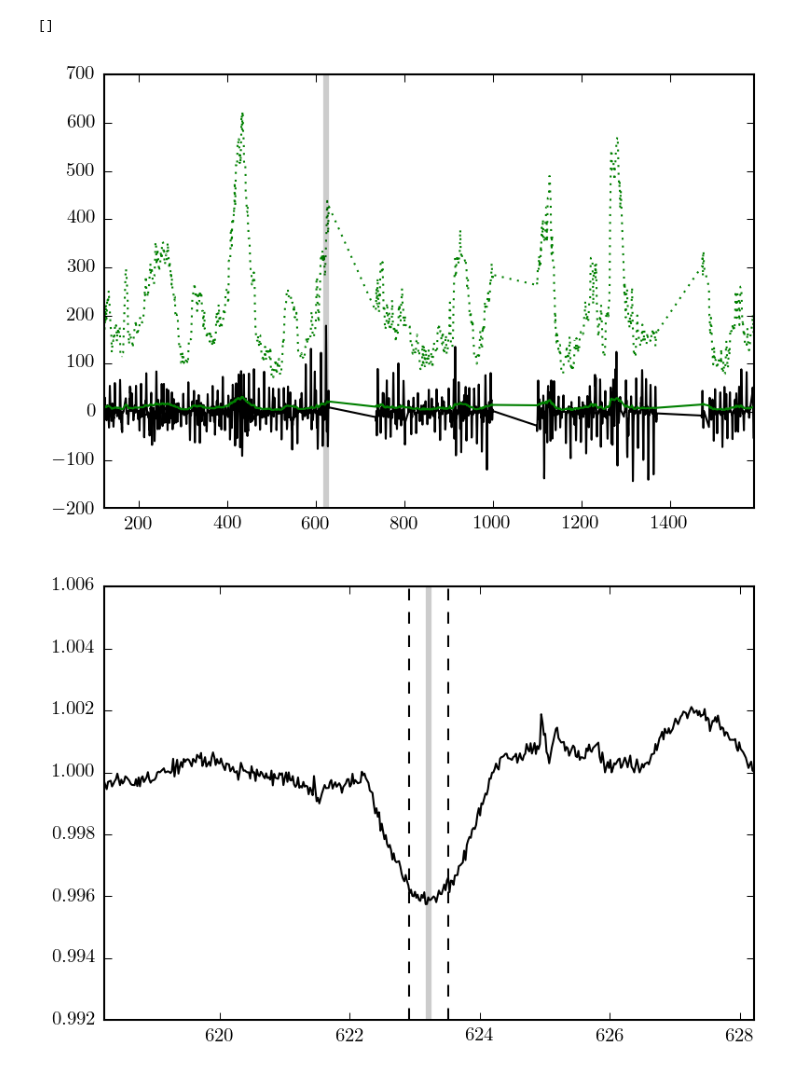
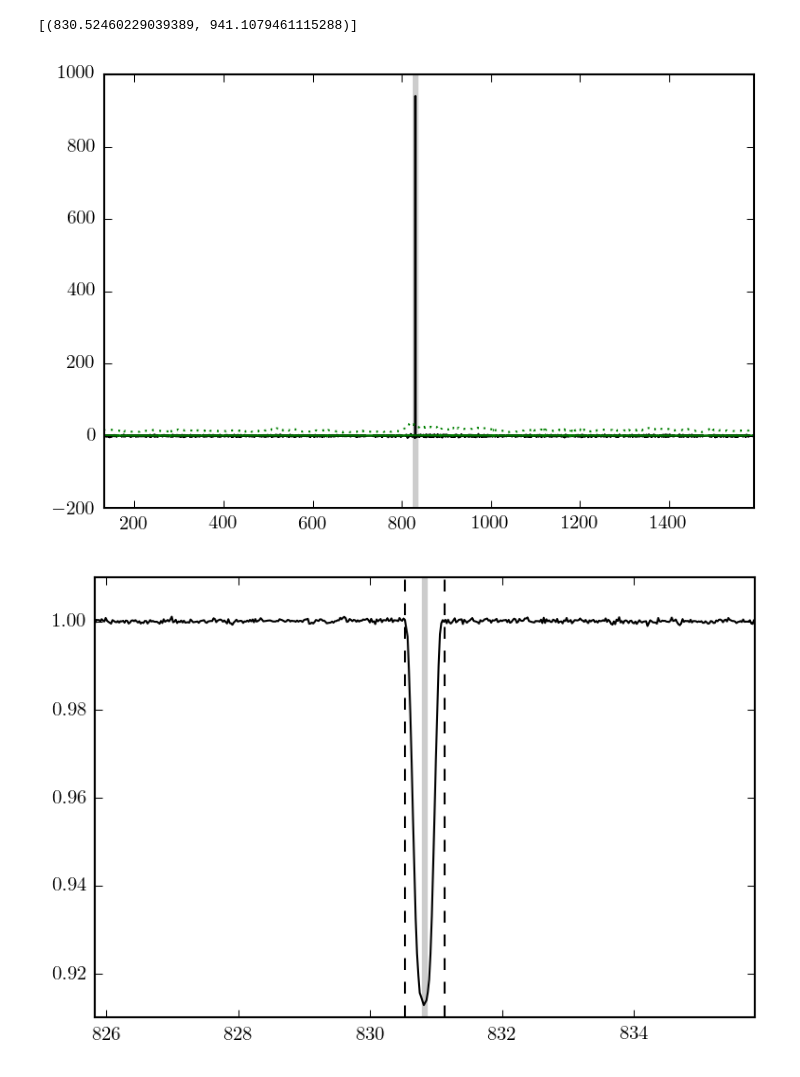
Before and after one commit to dfm/peerless, a Jupyter notebook: demo.ipynb, the cells around one changed output. Drawn from its saved outputs; the diff is of its cells as text; code cells hidden in the pictures.

Commit message:
plotting

```diff
--- a/demo.ipynb
+++ b/demo.ipynb
@@ -10,11 +10,12 @@ import matplotlib.pyplot as pl
 from peerless._search import search
 from peerless.data import load_light_curves_for_kic, running_median_trend, load_light_curves
 # %%
-kicid = 10154592
+kicid = 10602068
 # lcs = load_light_curves_for_kic(kicid)
-lcs = load_light_curves(glob.glob("/Users/dfm/peerless/data/*{0}*.fits".format(kicid)))
+lcs = load_light_curves(glob.glob("/Users/dfm/peerless/data/*{0}*.fits".format(kicid)), remove_kois=True)
 # %%
 tau = 0.6
+noise_scale = 20
 
 time = []
 depth = []
@@ -35,7 +36,7 @@ m = depth_ivar > 0.0
 noise = np.nan + np.zeros_like(s2n)
 noise[m] = running_median_trend(time[m], np.abs(s2n[m]), 15.0)
 # %%
-m = s2n > 20 * noise
+m = s2n > noise_scale * noise
 s2n_thresh = s2n[m]
 t0_thresh = time[m]
 peaks = []
@@ -50,7 +51,7 @@ while len(s2n_thresh):
 # %%
 peaks
 # %% [output]
-[]
+[(830.52460229039389, 941.1079461115288)]
 # %%
 if len(peaks):
     t0 = peaks[0][0] + 0.5*tau
@@ -59,11 +60,11 @@ else:
 # %%
 pl.plot(time, s2n, "k")
 pl.plot(time, noise, "g")
-pl.plot(time, 20*noise, ":g")
+pl.plot(time, noise_scale*noise, ":g")
 pl.gca().axvline(t0, color="k", lw=3, alpha=0.2)
 pl.xlim(time.min(), time.max());
 # %% [output]
-[figure, old version]
+[figure, new version]
 # %%
 [pl.plot(lc.time, lc.flux, "-k") for lc in lcs]
 pl.gca().axvline(t0, color="k", lw=3, alpha=0.2)
@@ -71,7 +72,7 @@ pl.gca().axvline(t0 - 0.5*tau, color="k", ls="dashed")
 pl.gca().axvline(t0 + 0.5*tau, color="k", ls="dashed")
 pl.xlim(t0 - 5, t0 + 5);
 # %% [output]
-[figure, old version]
+[figure, new version]
 # %%
 pl.plot(time+0.5*tau, s2n, "k")
 pl.plot(time+0.5*tau, noise, "g")
```
Also changed, not shown: parts of 1 cell of this notebook, 2 other files.
